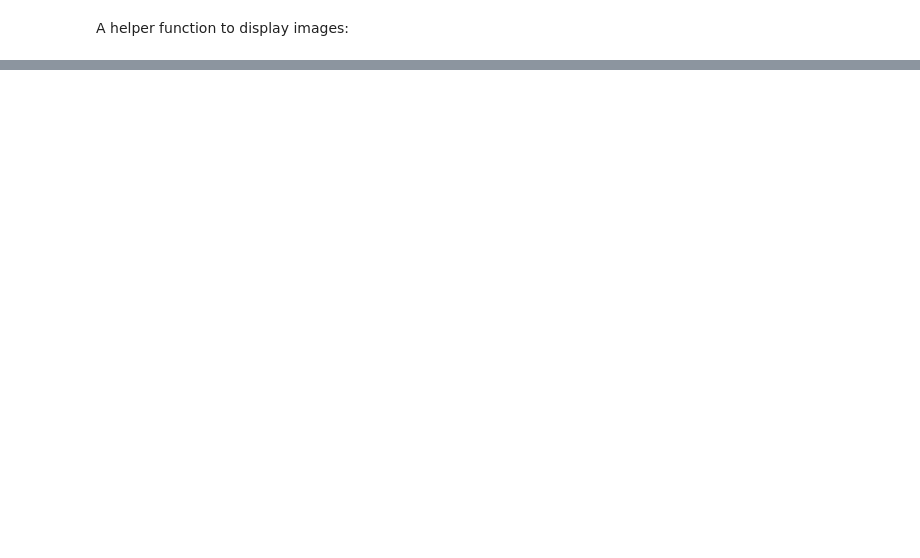
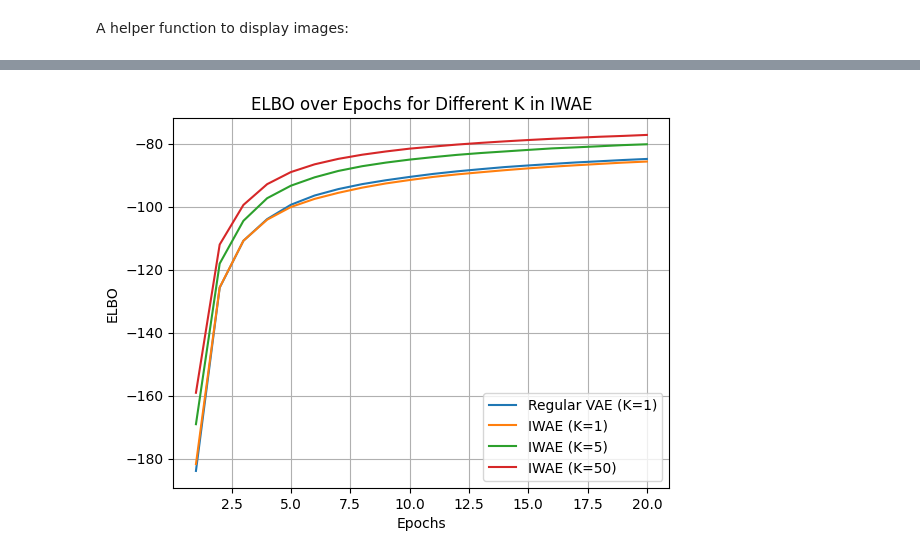
Before and after one commit to Gezang/Advanced-ML, a Jupyter notebook: 1AD/Notebooks/2E-VAE-HT25.ipynb, the cells around one changed output, grey strips where cells are left out. Cells and saved outputs as stored; diff of their text form; code cells hidden in the pictures; blank space fills up the shorter version.

```diff
--- a/1AD/Notebooks/2E-VAE-HT25.ipynb
+++ b/1AD/Notebooks/2E-VAE-HT25.ipynb
@@ -390,0 +518,29 @@ compare_images(x_test[-1], theta_batch, idx=9)
+# %%
+# run for k = 1, 5, 10
+# First run regular VAE (k=1)
+encoder = Encoder(input_dim=x_dim, hidden_dim=hidden_dim, latent_dim=latent_dim)
+decoder = Decoder(latent_dim=latent_dim, hidden_dim = hidden_dim, output_dim = x_dim)
+
+encoder1 = Encoder(input_dim=x_dim, hidden_dim=hidden_dim, latent_dim=latent_dim)
+decoder1 = Decoder(latent_dim=latent_dim, hidden_dim = hidden_dim, output_dim = x_dim)
+
+encoder5 = Encoder(input_dim=x_dim, hidden_dim=hidden_dim, latent_dim=latent_dim)
+decoder5 = Decoder(latent_dim=latent_dim, hidden_dim = hidden_dim, output_dim = x_dim)
+
+encoder50 = Encoder(input_dim=x_dim, hidden_dim=hidden_dim, latent_dim=latent_dim)
+decoder50 = Decoder(latent_dim=latent_dim, hidden_dim = hidden_dim, output_dim = x_dim)
+
+model = Model(Encoder=encoder, Decoder=decoder)
+model_IWAE_1 = Model_IWAE(Encoder=encoder1, Decoder=decoder1)
+model_IWAE_5 = Model_IWAE(Encoder=encoder5, Decoder=decoder5)
+model_IWAE_50 = Model_IWAE(Encoder=encoder50, Decoder=decoder50)
+
+model.to(device)
+model_IWAE_1.to(device)
+model_IWAE_5.to(device)
+model_IWAE_50.to(device)
+
+elbo_regular_VAE = train_model(model)
+elbo_IWAE_1 = train_model_IWAE(model_IWAE_1, K=1)
+elbo_IWAE_k5 = train_model_IWAE(model_IWAE_5, K=5)
+elbo_IWAE_k50 = train_model_IWAE(model_IWAE_50, K=50)
@@ -390,0 +556,16 @@ compare_images(x_test[-1], theta_batch, idx=9)
+# %%
+# plot ELBO curves
+import matplotlib.pyplot as plt
+plt.plot(range(1, epochs + 1), elbo_regular_VAE, label='Regular VAE (K=1)')
+plt.plot(range(1, epochs + 1), elbo_IWAE_1, label='IWAE (K=1)')
+plt.plot(range(1, epochs + 1), elbo_IWAE_k5, label='IWAE (K=5)')
+plt.plot(range(1, epochs + 1), elbo_IWAE_k50, label='IWAE (K=50)')
+plt.legend()
+plt.xlabel('Epochs')
+plt.ylabel('ELBO')
+plt.title('ELBO over Epochs for Different K in IWAE')
+plt.grid(True)
+plt.savefig('Plots/IWAE_different_K.png')
+plt.show()
+# %% [output]
+[figure, added]
```
Also changed, not shown: parts of 12 cells of this notebook, 17 other files.
